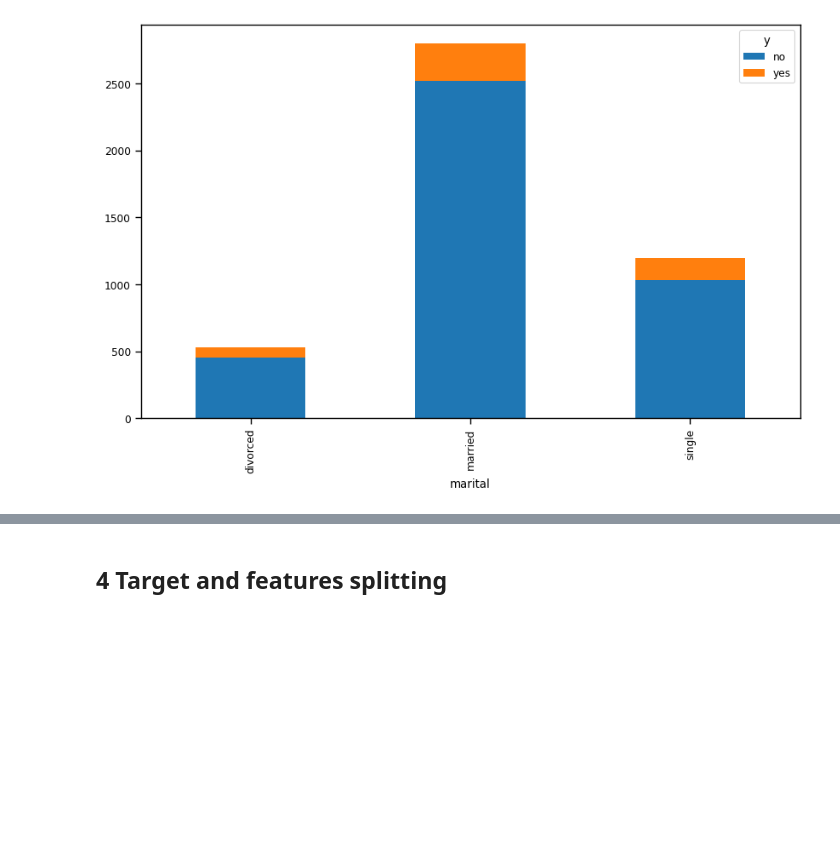
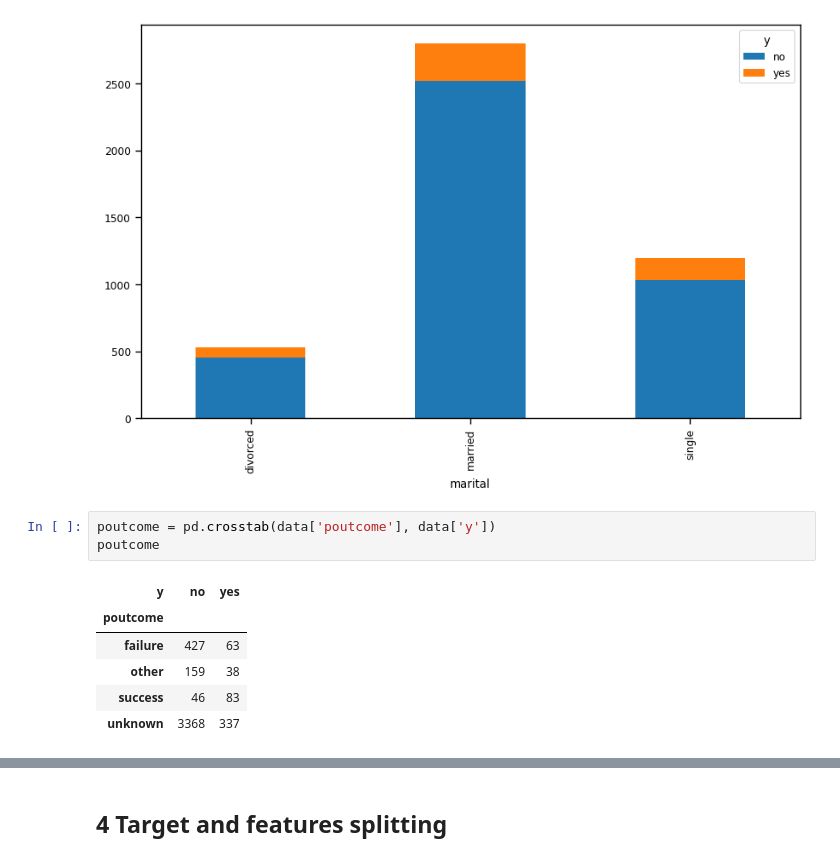
Before and after one commit to floyedmuchiri/Customer-Subscription-to-Bank-Term-Deposits, a Jupyter notebook: index.ipynb, the cells around one changed output, grey strips where cells are left out. Saved outputs shown, nothing was run; the diff lists cells and outputs as text; blank space fills up the shorter version.

```diff
--- a/index.ipynb
+++ b/index.ipynb
@@ -192,3 +192,13 @@ marital.plot.bar(stacked=True, figsize=(10, 6))
 # %% [output]
 <Axes: xlabel='marital'>
 [figure]
+# %%
+poutcome = pd.crosstab(data['poutcome'], data['y'])
+poutcome
+# %% [output]
+| y | no | yes |
+| poutcome |  |  |
+| failure | 427 | 63 |
+| other | 159 | 38 |
+| success | 46 | 83 |
+| unknown | 3368 | 337 |
```
Also changed, not shown: parts of 7 cells of this notebook.
